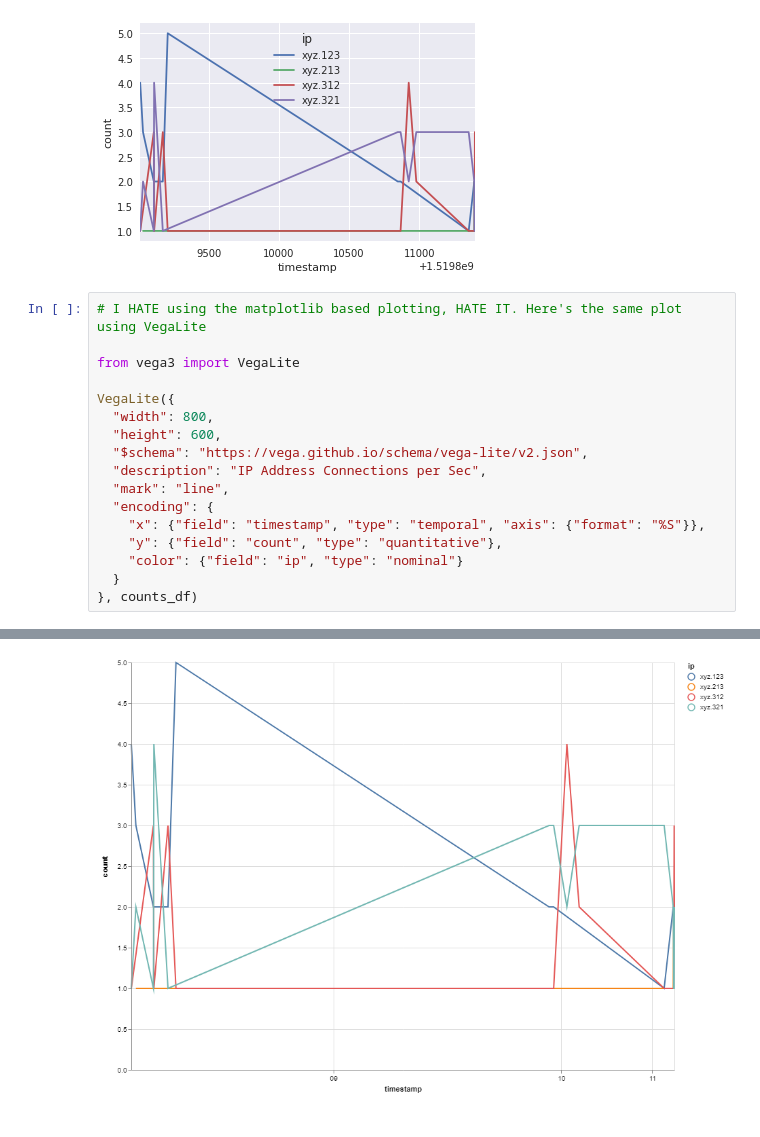
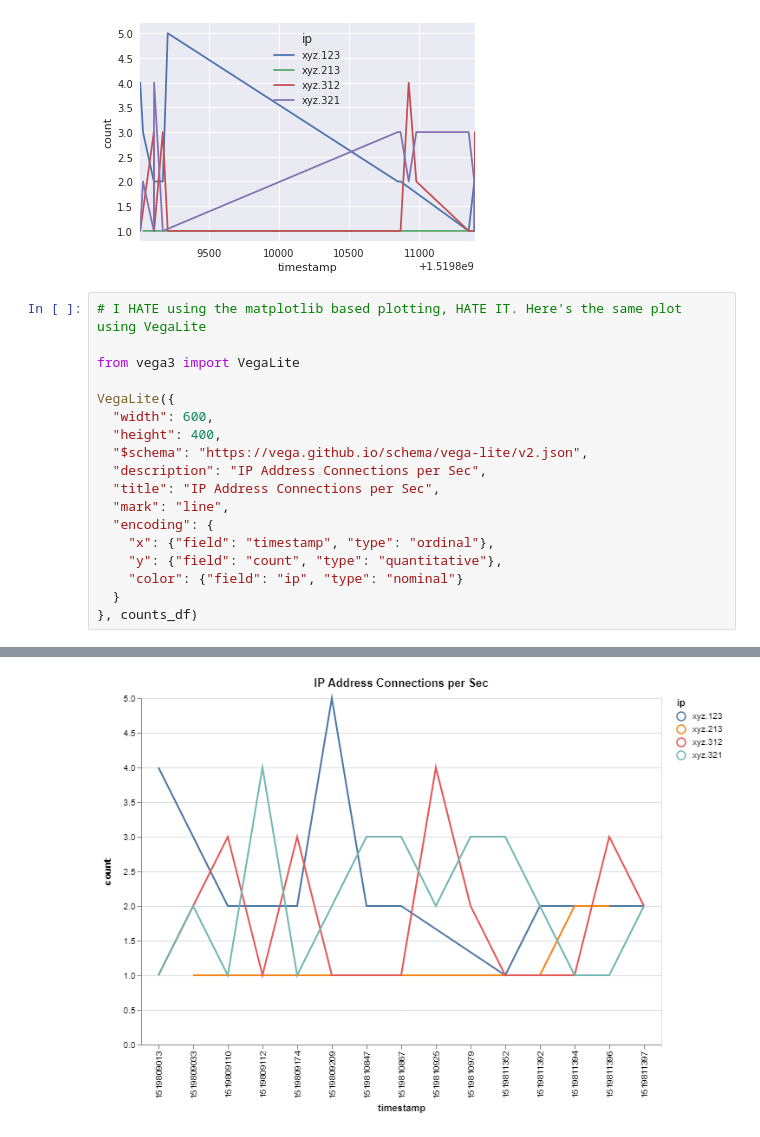
Before and after one commit to lagerratrobe/scratchpad, a Jupyter notebook: Foundatron_Date_IP_Conundrum.ipynb, the cells around one changed output, grey strips where cells are left out. Drawn from its saved outputs; the diff is of its cells as text.

Commit message:
Added title and changed X-Axis to ordinal type to work better with pseudo-temporal data

```diff
--- a/Foundatron_Date_IP_Conundrum.ipynb
+++ b/Foundatron_Date_IP_Conundrum.ipynb
@@ -79,20 +79,21 @@ sb.tsplot(counts_df, time="timestamp", unit="ip", condition="ip", value="count")
 # %%
 # I HATE using the matplotlib based plotting, HATE IT. Here's the same plot using VegaLite
 
 from vega3 import VegaLite
 
 VegaLite({
-  "width": 800,
-  "height": 600,
+  "width": 600,
+  "height": 400,
   "$schema": "https://vega.github.io/schema/vega-lite/v2.json",
   "description": "IP Address Connections per Sec",
+  "title": "IP Address Connections per Sec",
   "mark": "line",
   "encoding": {
-    "x": {"field": "timestamp", "type": "temporal", "axis": {"format": "%S"}},
+    "x": {"field": "timestamp", "type": "ordinal"},
     "y": {"field": "count", "type": "quantitative"},
     "color": {"field": "ip", "type": "nominal"}
   }
 }, counts_df)
 # %% [output]
 [interactive output not drawn]
-[figure, old version]
+[figure, new version]
```
Also changed, not shown: 1 other file.
